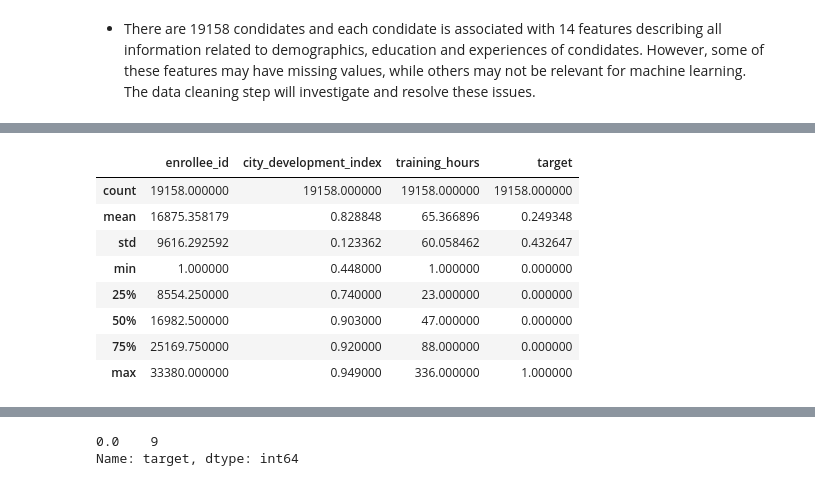
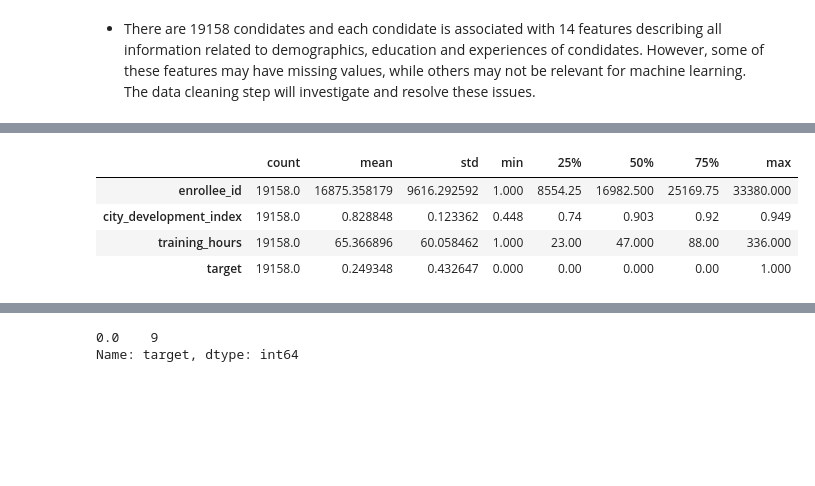
Before and after one commit to Amine-OMRI/HR-Analytics, a Jupyter notebook: HR_Analytics_EDA_and_preprocessing.ipynb, the cells around one changed output, grey strips where cells are left out. Saved outputs shown, nothing was run; the diff lists cells and outputs as text; code cells hidden in the pictures; blank space fills up the shorter version.

```diff
--- a/HR_Analytics_EDA_and_preprocessing.ipynb
+++ b/HR_Analytics_EDA_and_preprocessing.ipynb
@@ -187,14 +191,10 @@ Data columns (total 13 columns):
 dtypes: float64(1), int64(2), object(10)
 memory usage: 216.4+ KB
 # %%
-aug_train.describe()
+aug_train.describe().T
 # %% [output]
-|  | enrollee_id | city_development_index | training_hours | target |
-| count | 19158.000000 | 19158.000000 | 19158.000000 | 19158.000000 |
-| mean | 16875.358179 | 0.828848 | 65.366896 | 0.249348 |
-| std | 9616.292592 | 0.123362 | 60.058462 | 0.432647 |
-| min | 1.000000 | 0.448000 | 1.000000 | 0.000000 |
-| 25% | 8554.250000 | 0.740000 | 23.000000 | 0.000000 |
-| 50% | 16982.500000 | 0.903000 | 47.000000 | 0.000000 |
-| 75% | 25169.750000 | 0.920000 | 88.000000 | 0.000000 |
-| max | 33380.000000 | 0.949000 | 336.000000 | 1.000000 |
+|  | count | mean | std | min | 25% | 50% | 75% | max |
+| enrollee_id | 19158.0 | 16875.358179 | 9616.292592 | 1.000 | 8554.25 | 16982.500 | 25169.75 | 33380.000 |
+| city_development_index | 19158.0 | 0.828848 | 0.123362 | 0.448 | 0.74 | 0.903 | 0.92 | 0.949 |
+| training_hours | 19158.0 | 65.366896 | 60.058462 | 1.000 | 23.00 | 47.000 | 88.00 | 336.000 |
+| target | 19158.0 | 0.249348 | 0.432647 | 0.000 | 0.00 | 0.000 | 0.00 | 1.000 |
```
Also changed, not shown: parts of 79 cells of this notebook.
